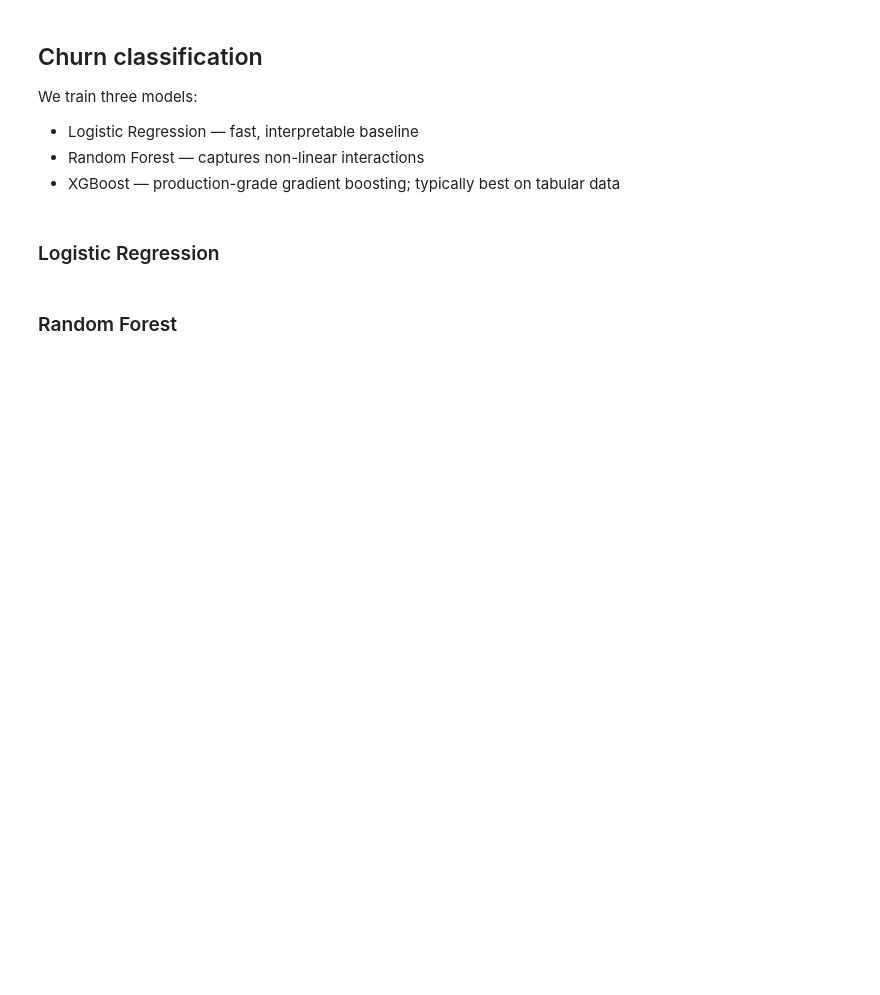
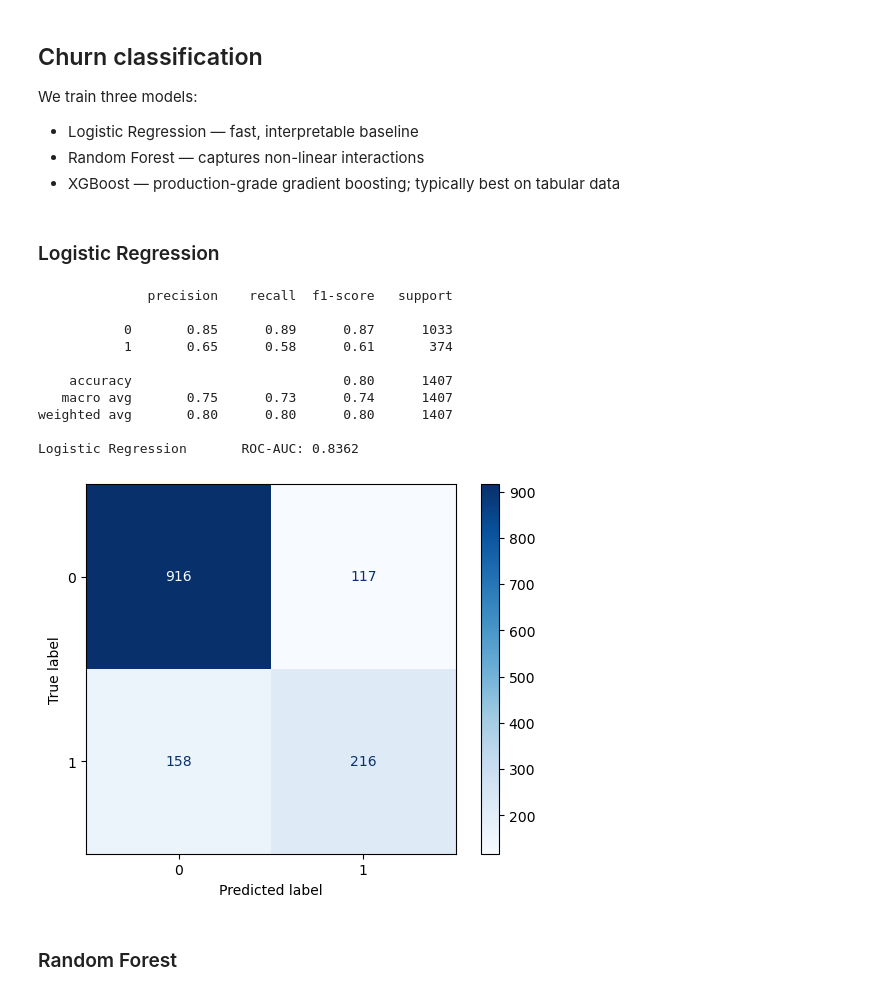
Before and after one commit to kushnertodd/telco-customer-churn, a Jupyter notebook: telco-customer-churn.ipynb, the cells around one changed output. Drawn from its saved outputs; the diff is of its cells as text; code cells hidden in the pictures; blank space fills up the shorter version.

```diff
--- a/telco-customer-churn.ipynb
+++ b/telco-customer-churn.ipynb
@@ -657,6 +898,4 @@ Contract can be interpreted as an ordinal value, where 'Contract_Month-to-month'
 # %%
-le = LabelEncoder()
-le.fit(df['Contract'])
-df['Contract'] = le.fit_transform(df['Contract'])
+df = pd.get_dummies(df, columns=['Contract'], prefix='Contract', dtype=int)
 # %%
 num_rows = 5
@@ -827,18 +1117,30 @@ We train three models:
 # %% [markdown]
 ### Logistic Regression
 # %%
-lr = LogisticRegression(max_iter=2000, C=0.5, random_state=42)
+lr = LogisticRegression(max_iter=3000, C=0.5, random_state=42)
 
 lr.fit(X_train,y_train)
 lr_pred = lr.predict(X_test)
 lr_proba = lr.predict_proba(X_test)[:, 1]
 roc_auc = roc_auc_score(y_test, lr_proba),
 print(classification_report(y_test, lr_pred))
 print(f'{'Logistic Regression':<25} ROC-AUC: {roc_auc[0]:.4f}')
 cm = confusion_matrix(y_test, lr_pred)
 disp = ConfusionMatrixDisplay(confusion_matrix=cm)
 disp.plot(cmap=plt.cm.Blues)
 plt.show()
+# %% [output]
+              precision    recall  f1-score   support
+
+           0       0.85      0.89      0.87      1033
+           1       0.65      0.58      0.61       374
+
+    accuracy                           0.80      1407
+   macro avg       0.75      0.73      0.74      1407
+weighted avg       0.80      0.80      0.80      1407
+
+Logistic Regression       ROC-AUC: 0.8362
+[figure, added]
 # %% [markdown]
 ### Random Forest
 # %%
```
Also changed, not shown: parts of 52 cells of this notebook, 1 other file.
